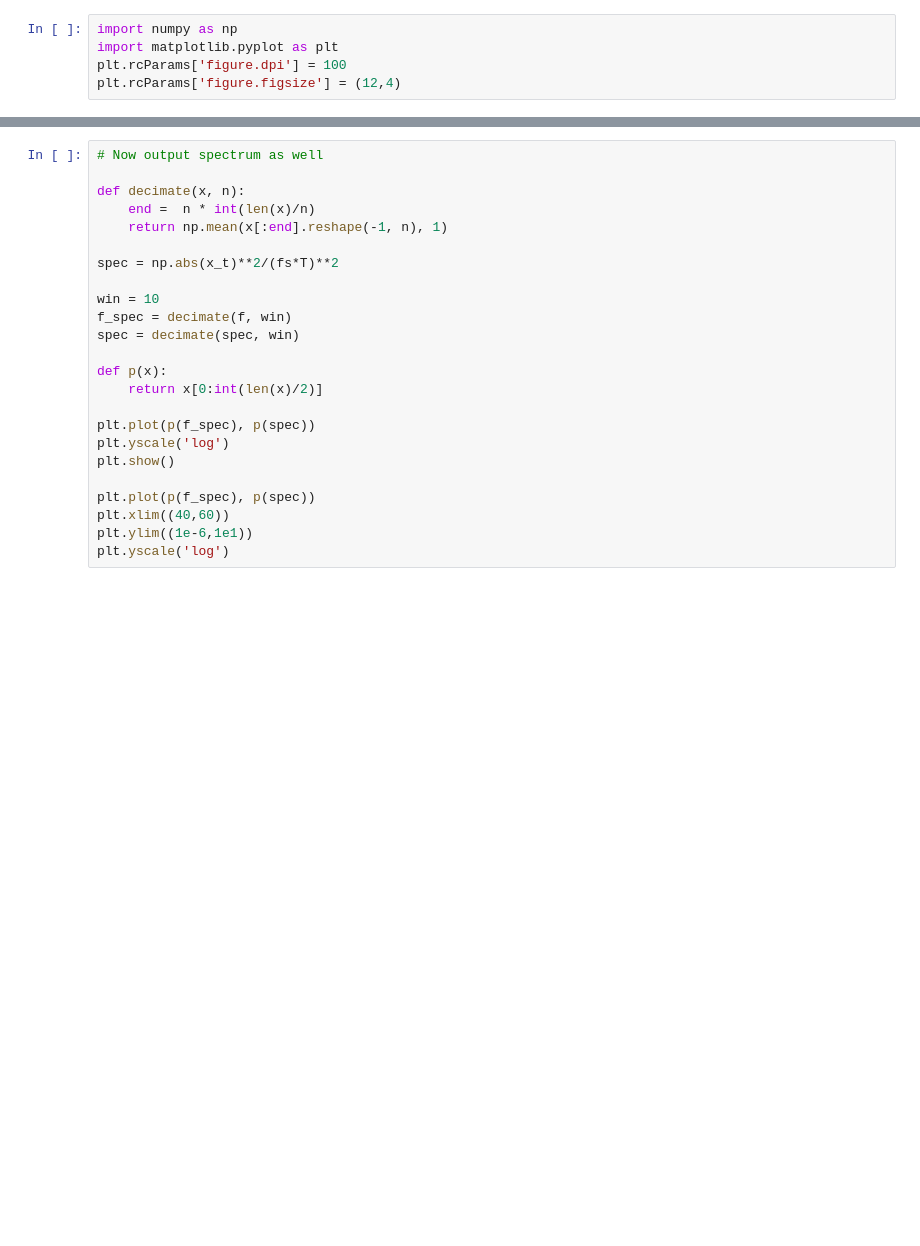
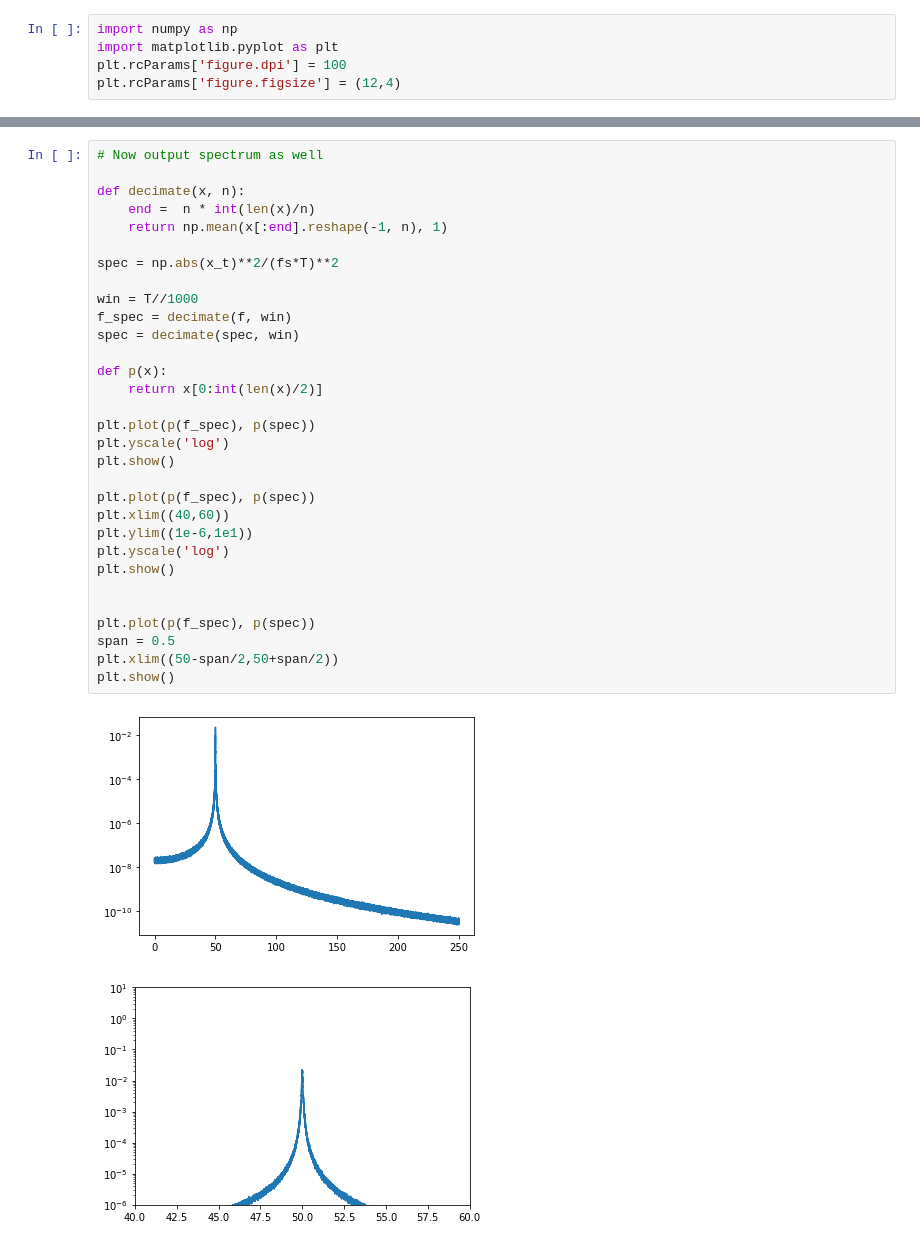
Before and after one commit to gsteele13/gary-misc-notebooks, a Jupyter notebook: Implementing a digital lockin amplifier (demodulation) with Thermomechanical noise.ipynb, the cells around one changed output, grey strips where cells are left out. Cells and saved outputs as stored; diff of their text form; blank space fills up the shorter version.

```diff
--- a/Implementing a digital lockin amplifier (demodulation) with Thermomechanical noise.ipynb
+++ b/Implementing a digital lockin amplifier (demodulation) with Thermomechanical noise.ipynb
@@ -50,24 +53,34 @@ plt.show()
 # %%
 # Now output spectrum as well
 
 def decimate(x, n):
     end =  n * int(len(x)/n)
     return np.mean(x[:end].reshape(-1, n), 1)
 
 spec = np.abs(x_t)**2/(fs*T)**2
 
-win = 10
+win = T//1000
 f_spec = decimate(f, win)
 spec = decimate(spec, win)
 
 def p(x):
     return x[0:int(len(x)/2)]
 
 plt.plot(p(f_spec), p(spec))
 plt.yscale('log')
 plt.show()
 
 plt.plot(p(f_spec), p(spec))
 plt.xlim((40,60))
 plt.ylim((1e-6,1e1))
 plt.yscale('log')
+plt.show()
+
+
+plt.plot(p(f_spec), p(spec))
+span = 0.5
+plt.xlim((50-span/2,50+span/2))
+plt.show()
+# %% [output]
+[figure, added]
+[figure, added]
```
Also changed, not shown: parts of 3 cells of this notebook, 1 other file.
